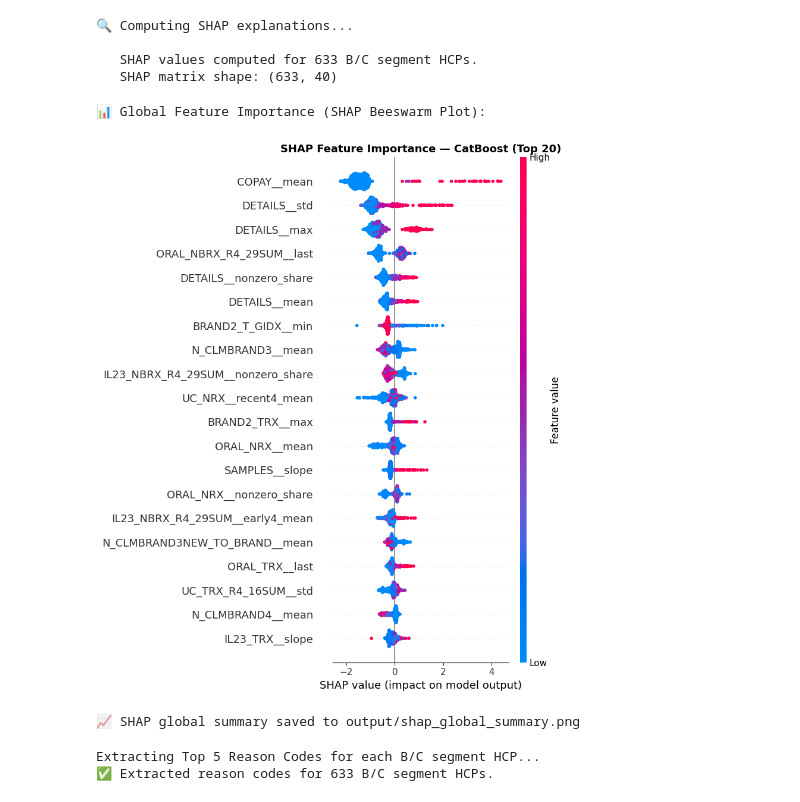
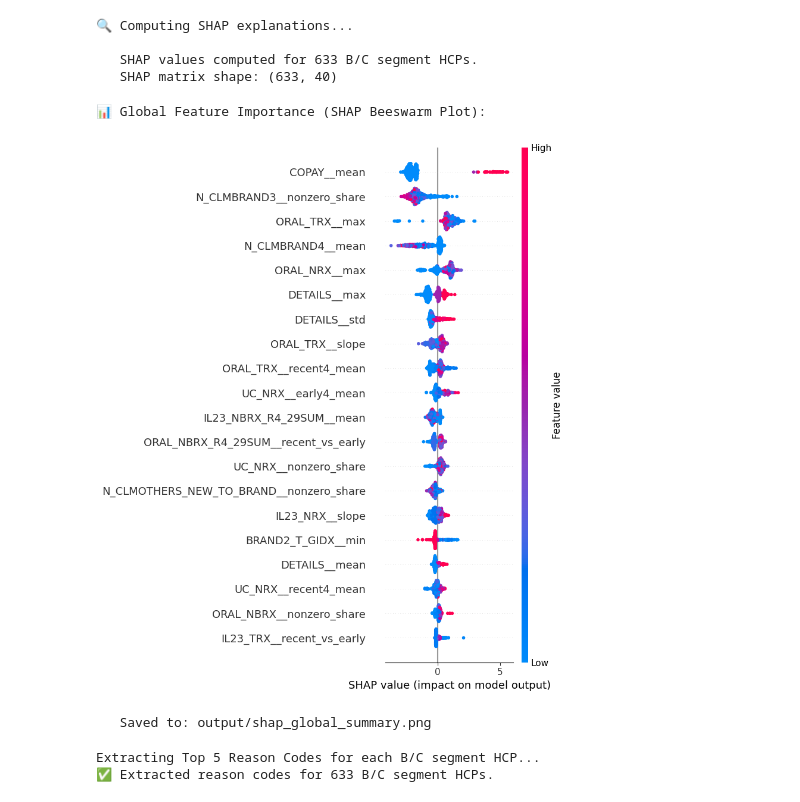
Before and after one commit to david-bazalduaa/Pfizer-segmentation-Ulcerative-Colitis, a Jupyter notebook: models/propensity_arena_pipeline/model.ipynb, the cells around one changed output. Cells and saved outputs as stored; diff of their text form; code cells hidden in the pictures.

Commit message:
catboost full

```diff
--- a/models/propensity_arena_pipeline/model.ipynb
+++ b/models/propensity_arena_pipeline/model.ipynb
@@ -141,6 +146,10 @@ Dataset loaded. Shape after B/C filter: (633, 726)
 # on new data. We implement a TWO-LAYER defense:
 #   Layer 1: Explicit drop of known brand/metadata columns
 #   Layer 2: Automated Pearson correlation audit (threshold > 0.90)
+#
+# SPLIT STRATEGY: Train on ALL HCPs, test/score on B/C segment only.
+# This maximizes training data while focusing evaluation on the segment
+# that matters for business decisions.
 # =====================================================================
 
 # --- Target Definition ---
@@ -151,7 +160,7 @@ df[TARGET_COL] = (df['BRAND1_TRX__max'] > 0).astype(int)
 
 pos_count = df[TARGET_COL].sum()
 neg_count = len(df) - pos_count
-print(f"Target Distribution:")
+print(f"Target Distribution (ALL HCPs):")
 print(f"  Negative (0): {neg_count}")
 print(f"  Positive (1): {pos_count}")
 print(f"  Positive prevalence: {pos_count / len(df) * 100:.2f}%\n")
@@ -207,17 +216,18 @@ X = X.fillna(0)
 print(f"\n[PREPROCESSING] Filled {missing_before} missing values with 0.")
 
 # --- Train/Test Split ---
-# Stratified split ensures both sets preserve the ~7.6% positive rate
-X_train, X_test, y_train, y_test = train_test_split(
-    X, y, test_size=0.2, random_state=RANDOM_STATE, stratify=y
-)
+# TRAIN: ALL HCPs (full dataset) — maximize training data
+# TEST:  Only the 633 B/C segment HCPs — the segment we want to score
+X_train = X.copy()
+y_train = y.copy()
 
-# Track which HCP IDs go to train vs test
-train_idx = X_train.index
-test_idx  = X_test.index
-hcp_ids_test = hcp_ids.loc[test_idx].reset_index(drop=True)
+X_test = X[bc_mask].copy()
+y_test = y[bc_mask].copy()
+
+# Track which HCP IDs are in the test set (B/C segment)
+hcp_ids_test = hcp_ids[bc_mask].reset_index(drop=True)
 
 print(f"\nData ready.")
 print(f"   Train: {X_train.shape} | Positive: {y_train.sum()} ({y_train.mean()*100:.1f}%)")
-print(f"   Test:  {X_test.shape}  | Positive: {y_test.sum()} ({y_test.mean()*100:.1f}%)")
+print(f"   Test (B/C): {X_test.shape}  | Positive: {y_test.sum()} ({y_test.mean()*100:.1f}%)")
 # %% [output]
@@ -714,9 +724,9 @@ print("🔍 Computing SHAP explanations...\n")
 #  the same — calibration only transforms the output scale.)
 explainer = shap.TreeExplainer(best_model)
 
-# We compute SHAP values for ALL 633 B/C segment HCPs for dashboard delivery
-X_all_sel = X[selected_features]
-shap_values = explainer.shap_values(X_all_sel)
+# We compute SHAP values for ALL 633 B/C segment HCPs (the test set)
+X_bc_sel = X_test_sel  # B/C segment with selected features
+shap_values = explainer.shap_values(X_bc_sel)
 
 # Handle different SHAP output formats depending on the model
 # XGBoost/LightGBM return a single array, CatBoost may return a list
@@ -733,17 +743,16 @@ print(f"   SHAP matrix shape: {shap_values.shape}")
 # %%
 # --- Global SHAP Summary Plot ---
 print("\n📊 Global Feature Importance (SHAP Beeswarm Plot):")
 plt.figure(figsize=(12, 8))
-shap.summary_plot(shap_values, X_all_sel, show=False, max_display=20)
-plt.title(f'SHAP Feature Importance — {winner_name} (Top 20)', fontsize=13, fontweight='bold')
+shap.summary_plot(shap_values, X_bc_sel, plot_type="dot", show=False)
 plt.tight_layout()
 plt.savefig(OUTPUT_DIR / 'shap_global_summary.png', dpi=150, bbox_inches='tight')
 plt.show()
-print(f"📈 SHAP global summary saved to {OUTPUT_DIR / 'shap_global_summary.png'}")
+print(f"   Saved to: {OUTPUT_DIR / 'shap_global_summary.png'}")
 # %% [output]
 📊 Global Feature Importance (SHAP Beeswarm Plot):
-[figure, old version]
+[figure, new version]
-📈 SHAP global summary saved to output/shap_global_summary.png
+   Saved to: output/shap_global_summary.png
 # %%
 # --- Extract Top 5 Local Reason Codes per HCP ---
 
```
Also changed, not shown: parts of 11 cells of this notebook, 9 other files.
